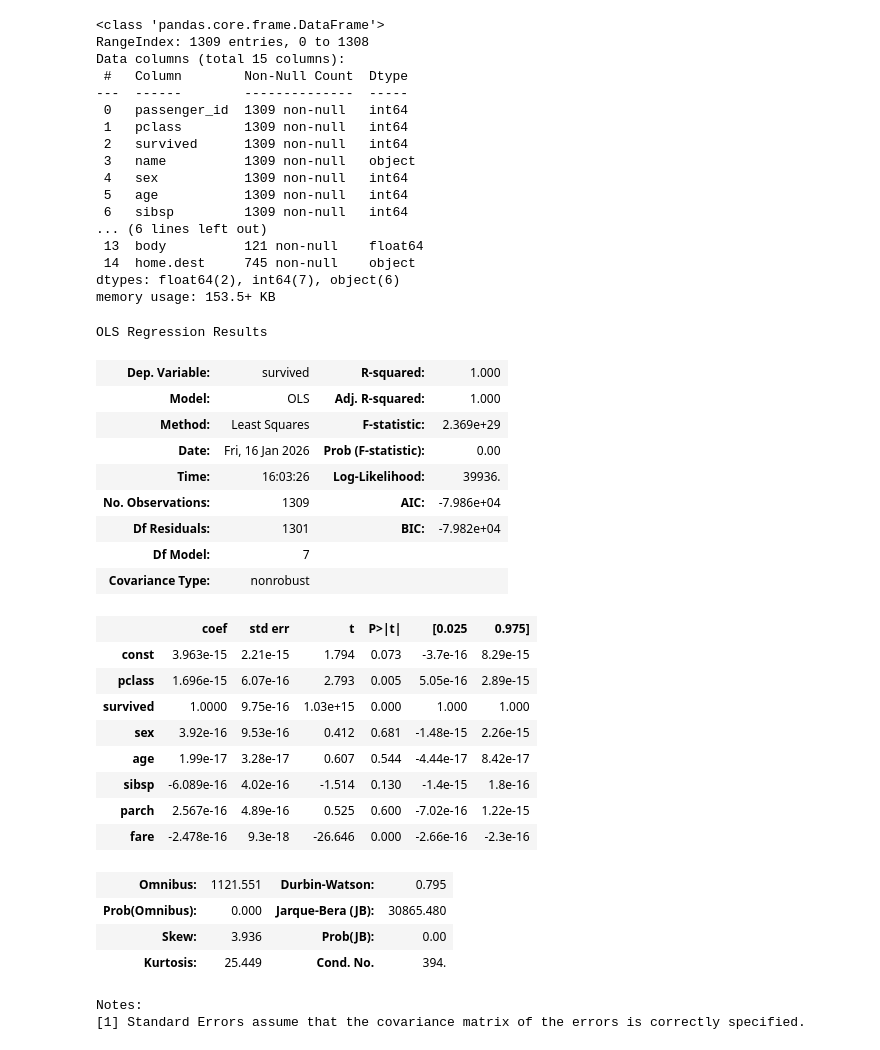
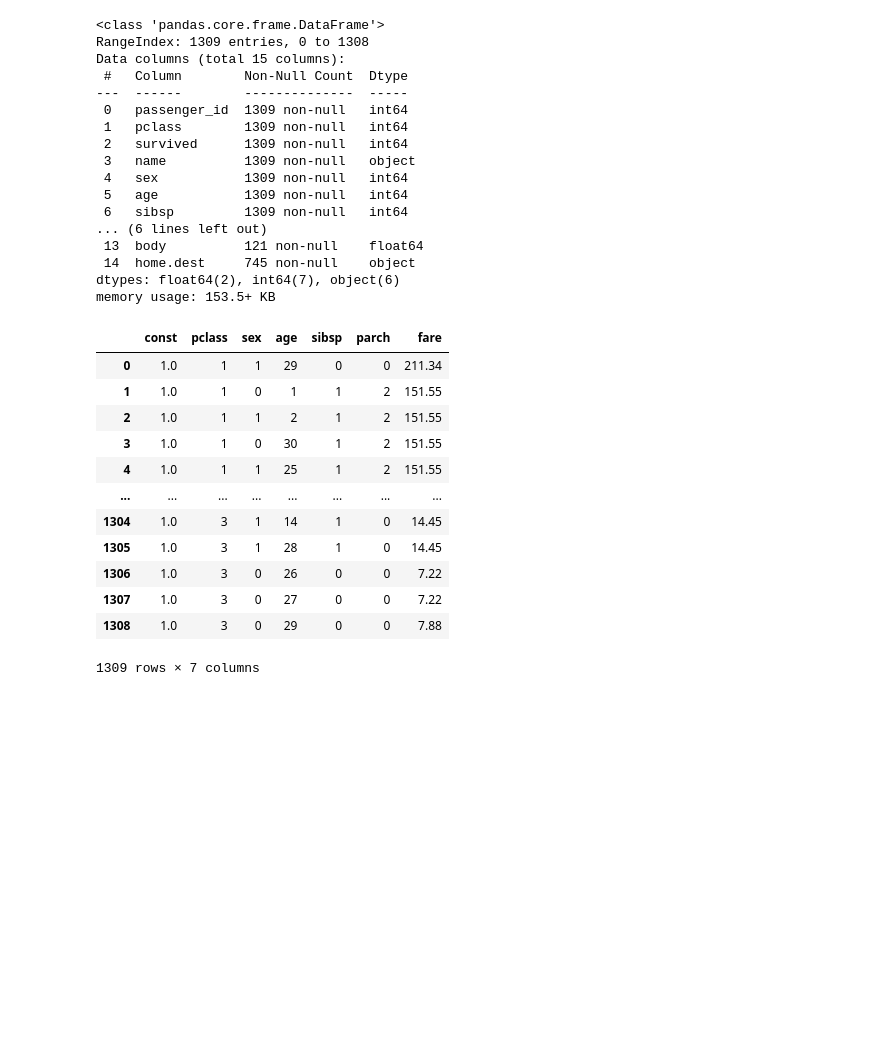
Before and after one commit to baodeptraivcll/DAP, a Jupyter notebook: LAB 2/02-Cross Validation/2.1.ipynb, the cells around one changed output. Drawn from its saved outputs; the diff is of its cells as text; code cells hidden in the pictures; blank space fills up the shorter version.

```diff
--- a/LAB 2/02-Cross Validation/2.1.ipynb
+++ b/LAB 2/02-Cross Validation/2.1.ipynb
@@ -34,7 +34,7 @@ memory usage: 153.5+ KB
 # %%
 df['age'] = df['age'].fillna(df['age'].median()).round(0).astype('int64')
 df['fare'] = df['fare'].fillna(df['fare'].mean()).round(2).astype('float64')
-X = df.drop(['cabin', 'embarked','boat', 'body', 'home.dest', 'name', 'ticket', 'passenger_id'], axis = 1)
+X = df.drop(['cabin', 'embarked','boat', 'body', 'home.dest', 'name', 'ticket', 'passenger_id','survived'], axis = 1)
 y = df['survived']
 from sklearn.linear_model import LogisticRegression
 import statsmodels.api as sm
@@ -60,30 +60,19 @@ memory usage: 153.5+ KB
 # %%
 X = sm.add_constant(X)
 model_sm = sm.OLS(y, X)
 model_sm.fit().summary()
+X
 # %% [output]
+|  | const | pclass | sex | age | sibsp | parch | fare |
+| 0 | 1.0 | 1 | 1 | 29 | 0 | 0 | 211.34 |
+| 1 | 1.0 | 1 | 0 | 1 | 1 | 2 | 151.55 |
+| 2 | 1.0 | 1 | 1 | 2 | 1 | 2 | 151.55 |
+| 3 | 1.0 | 1 | 0 | 30 | 1 | 2 | 151.55 |
+| 4 | 1.0 | 1 | 1 | 25 | 1 | 2 | 151.55 |
+| ... | ... | ... | ... | ... | ... | ... | ... |
+| 1304 | 1.0 | 3 | 1 | 14 | 1 | 0 | 14.45 |
+| 1305 | 1.0 | 3 | 1 | 28 | 1 | 0 | 14.45 |
+| 1306 | 1.0 | 3 | 0 | 26 | 0 | 0 | 7.22 |
+| 1307 | 1.0 | 3 | 0 | 27 | 0 | 0 | 7.22 |
+| 1308 | 1.0 | 3 | 0 | 29 | 0 | 0 | 7.88 |
-OLS Regression Results
+1309 rows × 7 columns
-| Dep. Variable: | survived | R-squared: | 1.000 |
-| Model: | OLS | Adj. R-squared: | 1.000 |
-| Method: | Least Squares | F-statistic: | 2.369e+29 |
-| Date: | Fri, 16 Jan 2026 | Prob (F-statistic): | 0.00 |
-| Time: | 16:03:26 | Log-Likelihood: | 39936. |
-| No. Observations: | 1309 | AIC: | -7.986e+04 |
-| Df Residuals: | 1301 | BIC: | -7.982e+04 |
-| Df Model: | 7 |  |  |
-| Covariance Type: | nonrobust |  |  |
-|  | coef | std err | t | P>|t| | [0.025 | 0.975] |
-| const | 3.963e-15 | 2.21e-15 | 1.794 | 0.073 | -3.7e-16 | 8.29e-15 |
-| pclass | 1.696e-15 | 6.07e-16 | 2.793 | 0.005 | 5.05e-16 | 2.89e-15 |
-| survived | 1.0000 | 9.75e-16 | 1.03e+15 | 0.000 | 1.000 | 1.000 |
-| sex | 3.92e-16 | 9.53e-16 | 0.412 | 0.681 | -1.48e-15 | 2.26e-15 |
-| age | 1.99e-17 | 3.28e-17 | 0.607 | 0.544 | -4.44e-17 | 8.42e-17 |
-| sibsp | -6.089e-16 | 4.02e-16 | -1.514 | 0.130 | -1.4e-15 | 1.8e-16 |
-| parch | 2.567e-16 | 4.89e-16 | 0.525 | 0.600 | -7.02e-16 | 1.22e-15 |
-| fare | -2.478e-16 | 9.3e-18 | -26.646 | 0.000 | -2.66e-16 | -2.3e-16 |
-| Omnibus: | 1121.551 | Durbin-Watson: | 0.795 |
-| Prob(Omnibus): | 0.000 | Jarque-Bera (JB): | 30865.480 |
-| Skew: | 3.936 | Prob(JB): | 0.00 |
-| Kurtosis: | 25.449 | Cond. No. | 394. |
-Notes:
-[1] Standard Errors assume that the covariance matrix of the errors is correctly specified.
```
Also changed, not shown: parts of 6 cells of this notebook, 1 other file.
